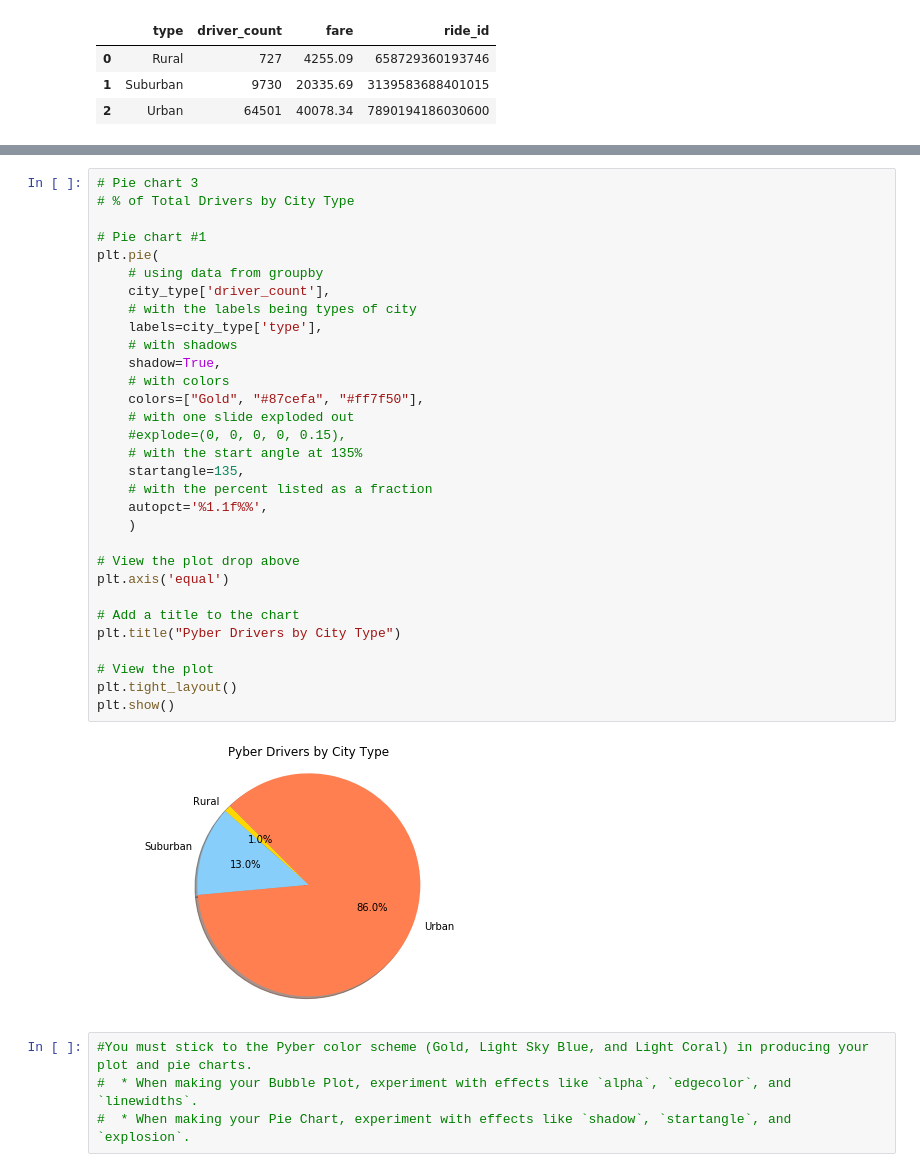
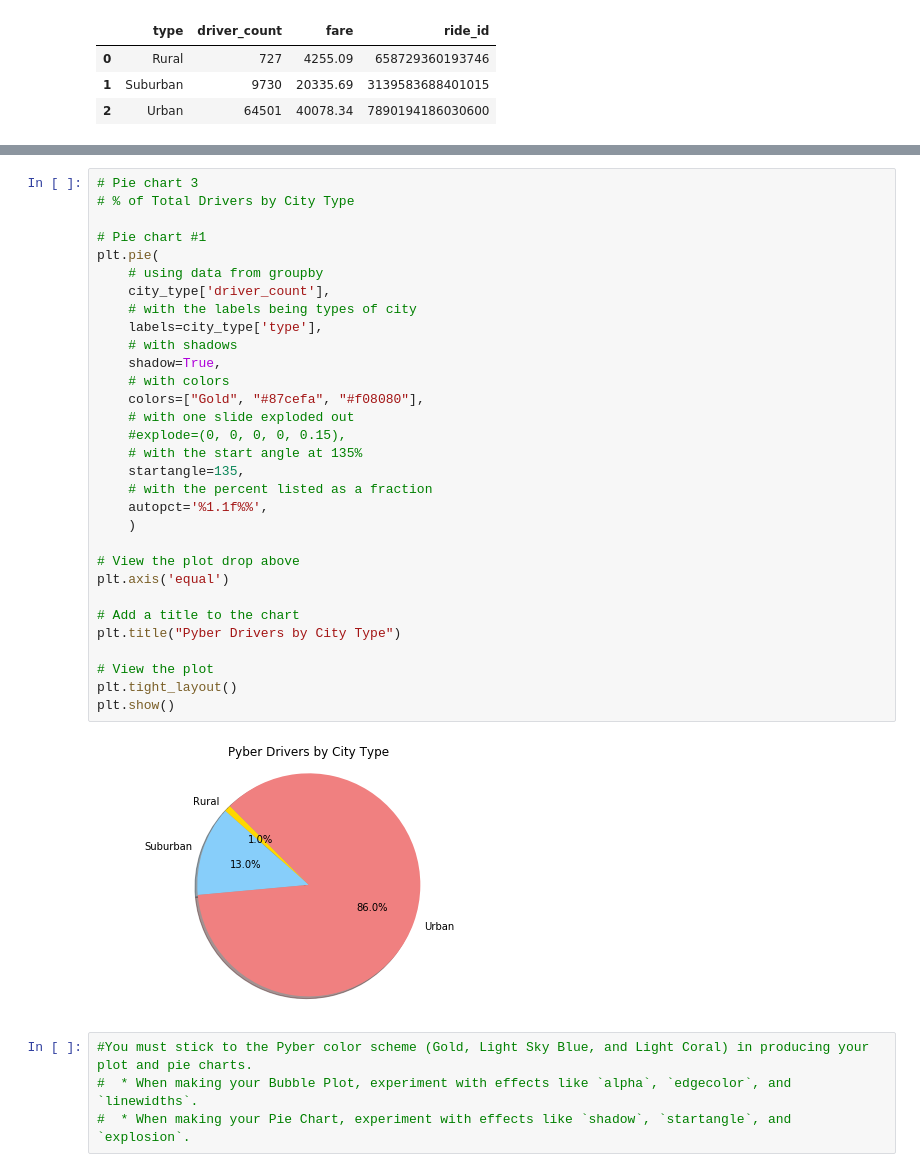
Before and after one commit to ehyoder/Matplotlib, a Jupyter notebook: Pyber_homework_Beth_Yoder_new.ipynb, the cells around one changed output, grey strips where cells are left out. Saved outputs shown, nothing was run; the diff lists cells and outputs as text.

Commit message:
completed pie charts for matplotlib

```diff
--- a/Pyber_homework_Beth_Yoder_new.ipynb
+++ b/Pyber_homework_Beth_Yoder_new.ipynb
@@ -128,35 +157,35 @@ total_rides
 # Pie chart 3
 # % of Total Drivers by City Type
 
 # Pie chart #1
 plt.pie(
     # using data from groupby
     city_type['driver_count'],
     # with the labels being types of city
     labels=city_type['type'],
     # with shadows
     shadow=True,
     # with colors
-    colors=["Gold", "#87cefa", "#ff7f50"],
+    colors=["Gold", "#87cefa", "#f08080"],
     # with one slide exploded out
     #explode=(0, 0, 0, 0, 0.15),
     # with the start angle at 135%
     startangle=135,
     # with the percent listed as a fraction
     autopct='%1.1f%%',
     )
 
 # View the plot drop above
 plt.axis('equal')
 
 # Add a title to the chart
 plt.title("Pyber Drivers by City Type")
 
 # View the plot
 plt.tight_layout()
 plt.show()
 # %% [output]
-[figure, old version]
+[figure, new version]
 # %%
 #You must stick to the Pyber color scheme (Gold, Light Sky Blue, and Light Coral) in producing your plot and pie charts.
 #  * When making your Bubble Plot, experiment with effects like `alpha`, `edgecolor`, and `linewidths`.
```
Also changed, not shown: parts of 9 cells of this notebook.
